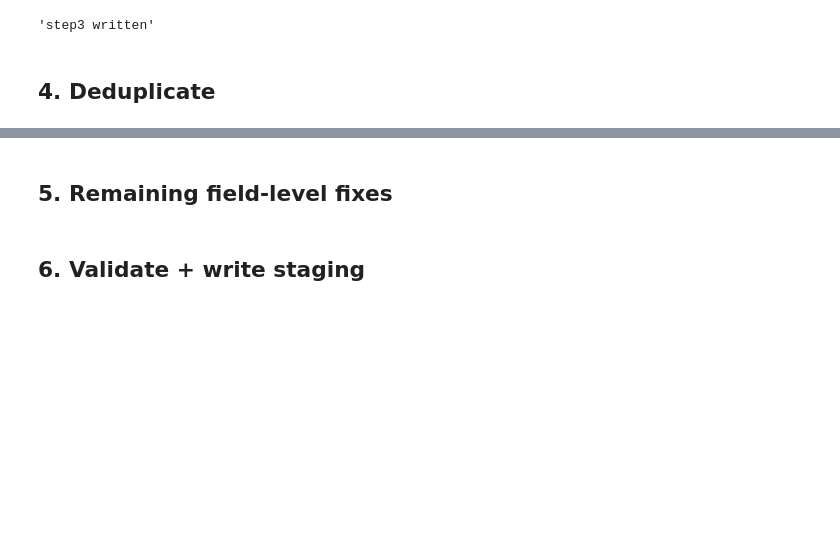
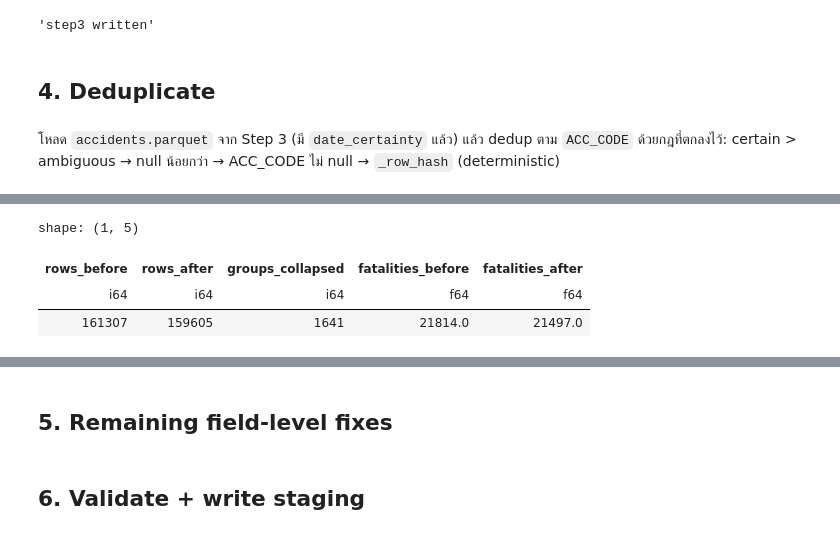
Before and after one commit to PhidPhew/car-insurance-accident-analysis, a Jupyter notebook: notebooks/02_data_cleaning.ipynb, the cells around one changed output, grey strips where cells are left out. Saved outputs shown, nothing was run; the diff lists cells and outputs as text; code cells hidden in the pictures; blank space fills up the shorter version.

```diff
--- a/notebooks/02_data_cleaning.ipynb
+++ b/notebooks/02_data_cleaning.ipynb
@@ -572,3 +572,56 @@ accidents_step3.write_parquet(settings.staging_dir / "accidents.parquet")
 'step3 written'
 # %% [markdown]
 ## 4. Deduplicate
+# %% [markdown]
+โหลด `accidents.parquet` จาก Step 3 (มี `date_certainty` แล้ว) แล้ว dedup ตาม `ACC_CODE`
+ด้วยกฎที่ตกลงไว้: certain > ambiguous → null น้อยกว่า → ACC_CODE ไม่ null → `_row_hash` (deterministic)
+# %%
+accidents_step3 = pl.read_parquet(settings.staging_dir / "accidents.parquet")
+
+DERIVED_COLUMNS = {
+    "_source_file",
+    "_ingested_at",
+    "_row_hash",
+    "มูลเหตุสันนิษฐาน_group",
+    "ลักษณะการเกิดเหตุ_group",
+    "บริเวณที่เกิดเหตุ_group",
+    "บริเวณที่เกิดเหตุอื่น_group",
+    "accident_date",
+    "report_date",
+    "date_certainty",
+}
+original_columns = [c for c in accidents_step3.columns if c not in DERIVED_COLUMNS]
+
+accidents_step4, dedup_result = deduplicate_accidents(
+    accidents_step3, columns_for_null_count=original_columns
+)
+
+cleaning_log.append(
+    CleaningLogEntry(
+        "4_dedup",
+        "deduplicate_accidents",
+        dedup_result.rows_before,
+        dedup_result.rows_before - dedup_result.rows_after,
+        f"{dedup_result.groups_collapsed} ACC_CODE groups collapsed, "
+        f"{dedup_result.rows_before} -> {dedup_result.rows_after} rows",
+    )
+)
+
+pl.DataFrame(
+    [
+        {
+            "rows_before": dedup_result.rows_before,
+            "rows_after": dedup_result.rows_after,
+            "groups_collapsed": dedup_result.groups_collapsed,
+            "fatalities_before": accidents_step3["ผู้เสียชีวิต"]
+            .cast(pl.Float64, strict=False)
+            .fill_null(0)
+            .sum(),
+            "fatalities_after": accidents_step4["ผู้เสียชีวิต"]
+            .cast(pl.Float64, strict=False)
+            .fill_null(0)
+            .sum(),
+        }
+    ]
+)
+# %% [output]
@@ -574,0 +629,4 @@ accidents_step3.write_parquet(settings.staging_dir / "accidents.parquet")
+shape: (1, 5)
+| rows_before | rows_after | groups_collapsed | fatalities_before | fatalities_after |
+| i64 | i64 | i64 | f64 | f64 |
+| 161307 | 159605 | 1641 | 21814.0 | 21497.0 |
```
Also changed, not shown: parts of 8 cells of this notebook, 2 other files.
